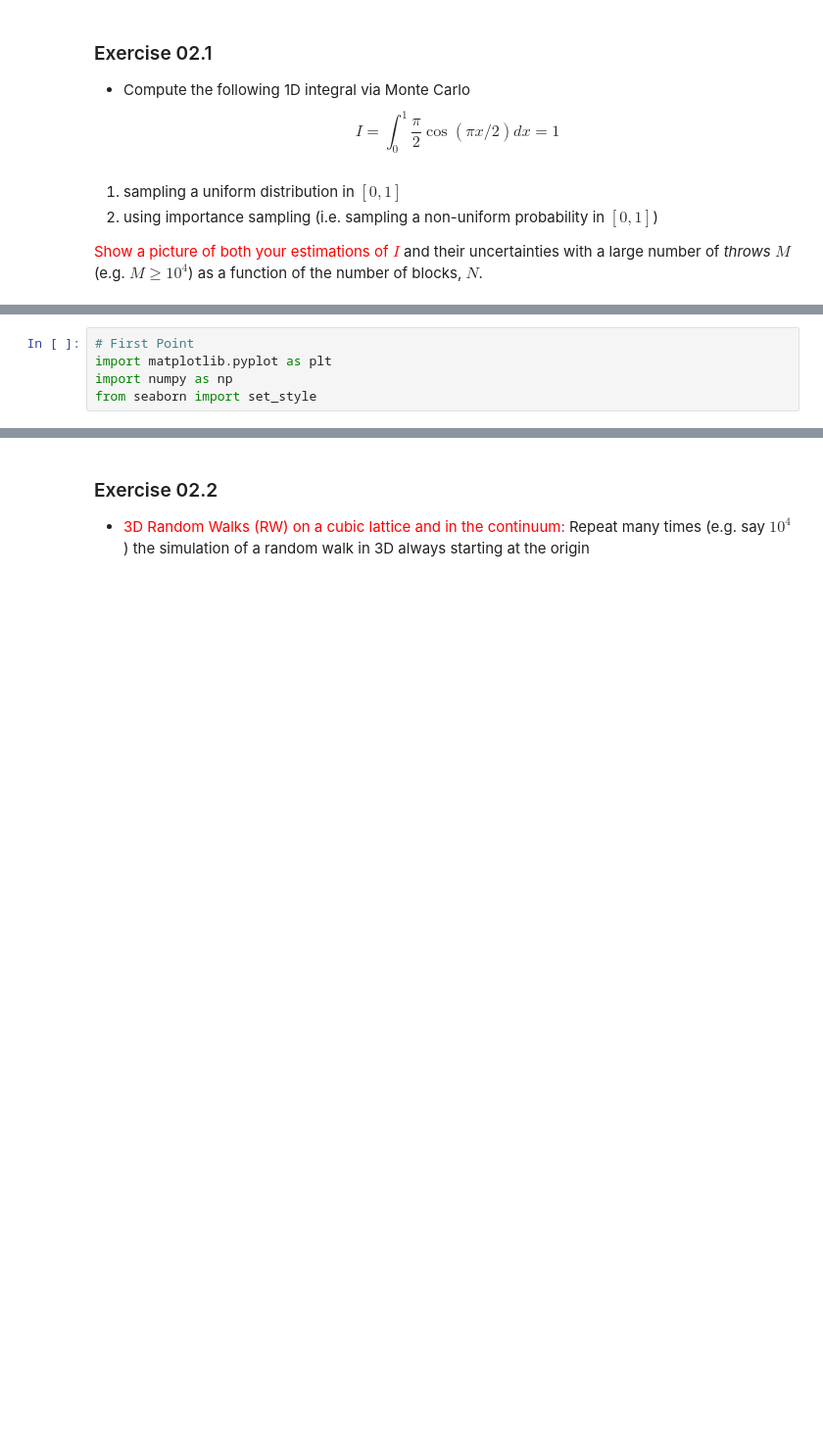
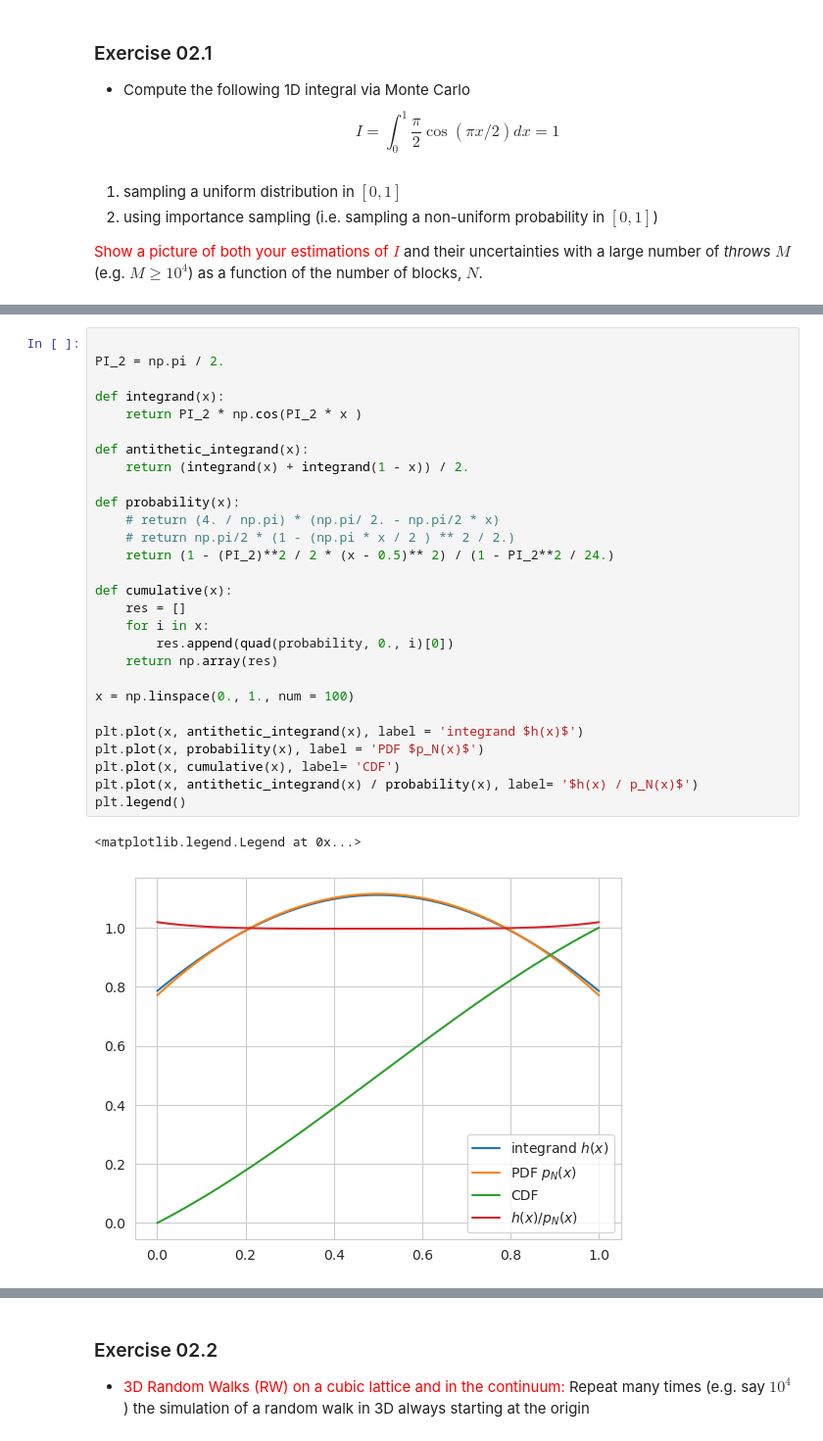
Before and after one commit to RandDouble/SimulazioneNumerica, a Jupyter notebook: LSN_Exercises_02.ipynb, the cells around one changed output, grey strips where cells are left out. Shown: that part at 98% size. Drawn from its saved outputs; the diff is of its cells as text; blank space fills up the shorter version.

```diff
--- a/LSN_Exercises_02.ipynb
+++ b/LSN_Exercises_02.ipynb
@@ -33,6 +46,32 @@ $$
-# %%
-# First Point
-import matplotlib.pyplot as plt
-import numpy as np
-from seaborn import set_style
+# %%
+
+PI_2 = np.pi / 2.
+
+def integrand(x):
+    return PI_2 * np.cos(PI_2 * x )
+
+def antithetic_integrand(x):
+    return (integrand(x) + integrand(1 - x)) / 2.
+
+def probability(x):
+    # return (4. / np.pi) * (np.pi/ 2. - np.pi/2 * x)
+    # return np.pi/2 * (1 - (np.pi * x / 2 ) ** 2 / 2.)
+    return (1 - (PI_2)**2 / 2 * (x - 0.5)** 2) / (1 - PI_2**2 / 24.)
+
+def cumulative(x):
+    res = []
+    for i in x:
+        res.append(quad(probability, 0., i)[0])
+    return np.array(res)
+
+x = np.linspace(0., 1., num = 100)
+
+plt.plot(x, antithetic_integrand(x), label = 'integrand $h(x)$')
+plt.plot(x, probability(x), label = 'PDF $p_N(x)$')
+plt.plot(x, cumulative(x), label= 'CDF')
+plt.plot(x, antithetic_integrand(x) / probability(x), label= '$h(x) / p_N(x)$')
+plt.legend()
+# %% [output]
+<matplotlib.legend.Legend at 0x...>
+[figure, added]
 # %%
```
Also changed, not shown: parts of 8 cells of this notebook, 1 other file.
